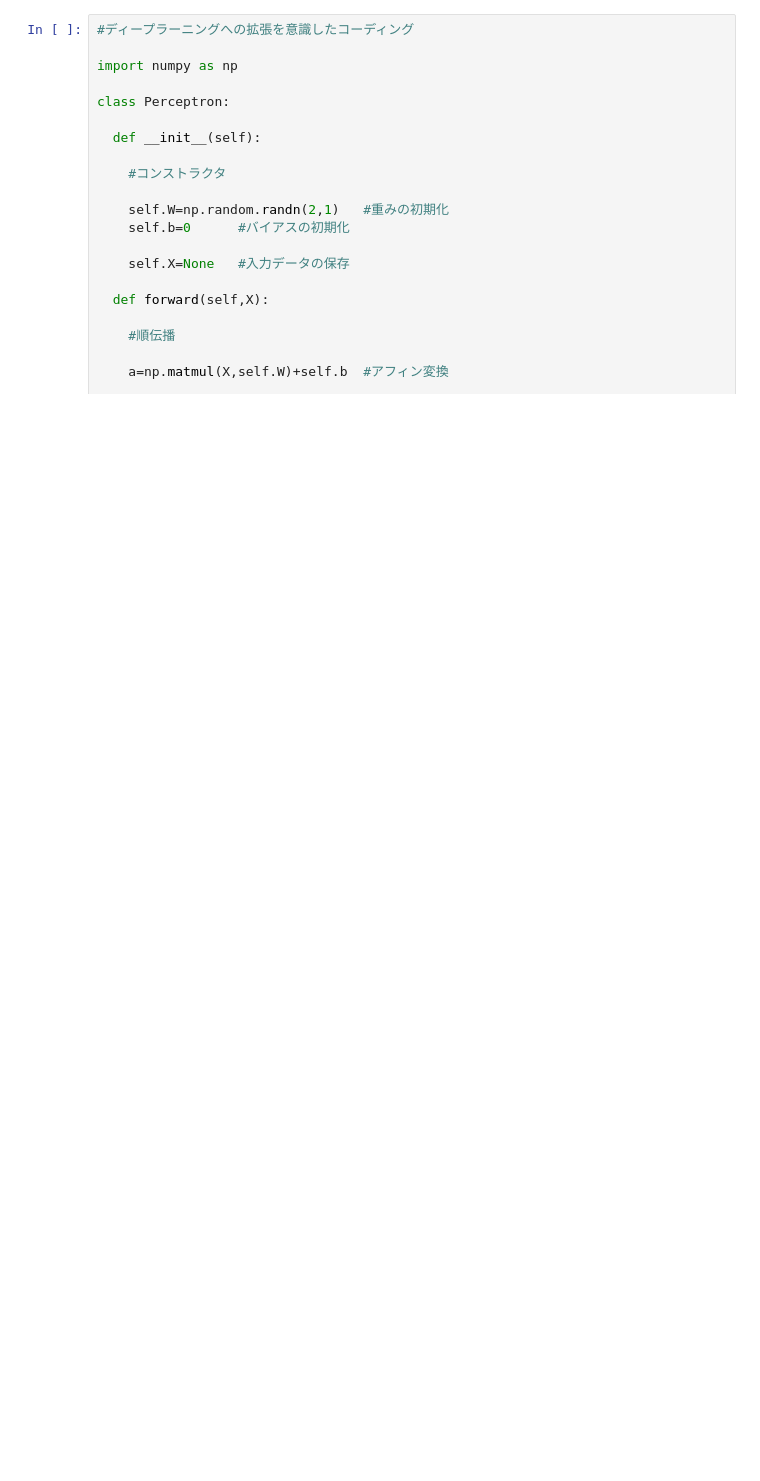
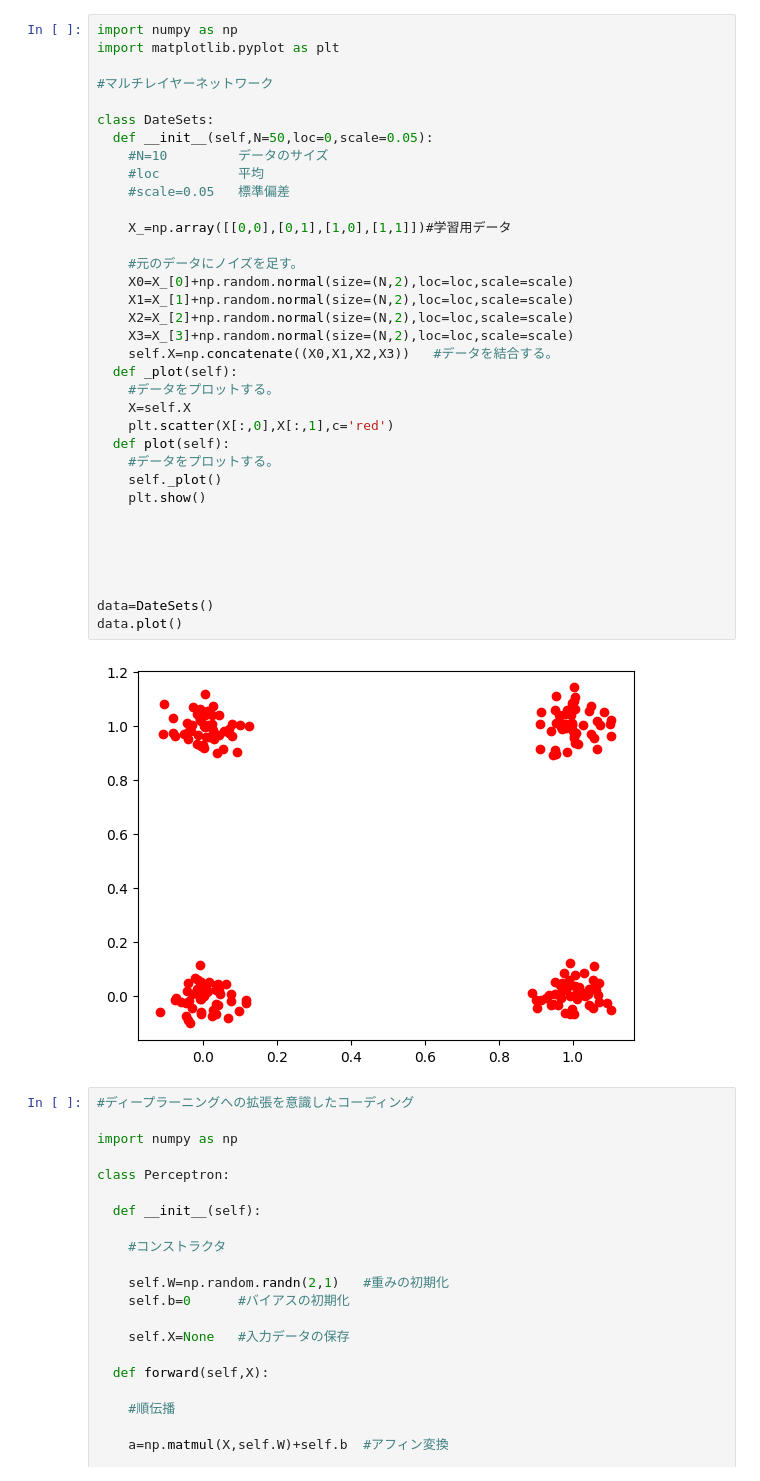
Before and after one commit to deguc/datascience, a Jupyter notebook: MLP.ipynb, the cells around one changed output. Cells and saved outputs as stored; diff of their text form; blank space fills up the shorter version.

```diff
--- a/MLP.ipynb
+++ b/MLP.ipynb
@@ -62,3 +3,40 @@ class Perceptron:
+# %%
+import numpy as np
+import matplotlib.pyplot as plt
+
+#マルチレイヤーネットワーク
+
+class DateSets:
+  def __init__(self,N=50,loc=0,scale=0.05):
+    #N=10         データのサイズ
+    #loc          平均
+    #scale=0.05   標準偏差
+
+    X_=np.array([[0,0],[0,1],[1,0],[1,1]])#学習用データ
+
+    #元のデータにノイズを足す。
+    X0=X_[0]+np.random.normal(size=(N,2),loc=loc,scale=scale)
+    X1=X_[1]+np.random.normal(size=(N,2),loc=loc,scale=scale)
+    X2=X_[2]+np.random.normal(size=(N,2),loc=loc,scale=scale)
+    X3=X_[3]+np.random.normal(size=(N,2),loc=loc,scale=scale)
+    self.X=np.concatenate((X0,X1,X2,X3))   #データを結合する。
+  def _plot(self):
+    #データをプロットする。
+    X=self.X
+    plt.scatter(X[:,0],X[:,1],c='red')
+  def plot(self):
+    #データをプロットする。
+    self._plot()
+    plt.show()
+
+
+
+
+
+data=DateSets()
+data.plot()
+# %% [output]
+[figure, added]
 # %%
 #ディープラーニングへの拡張を意識したコーディング
 
```
Also changed, not shown: parts of 1 cell of this notebook.
